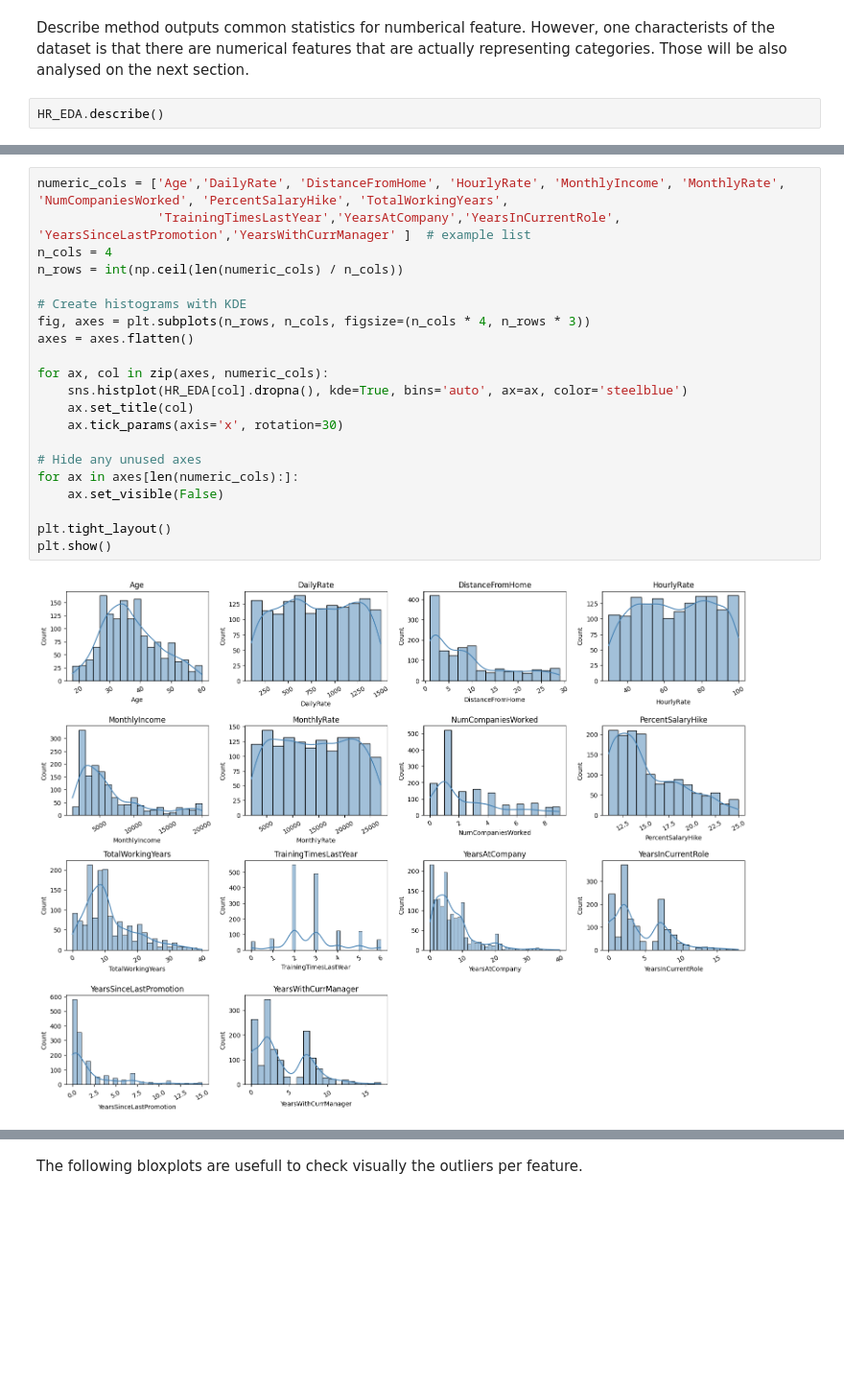
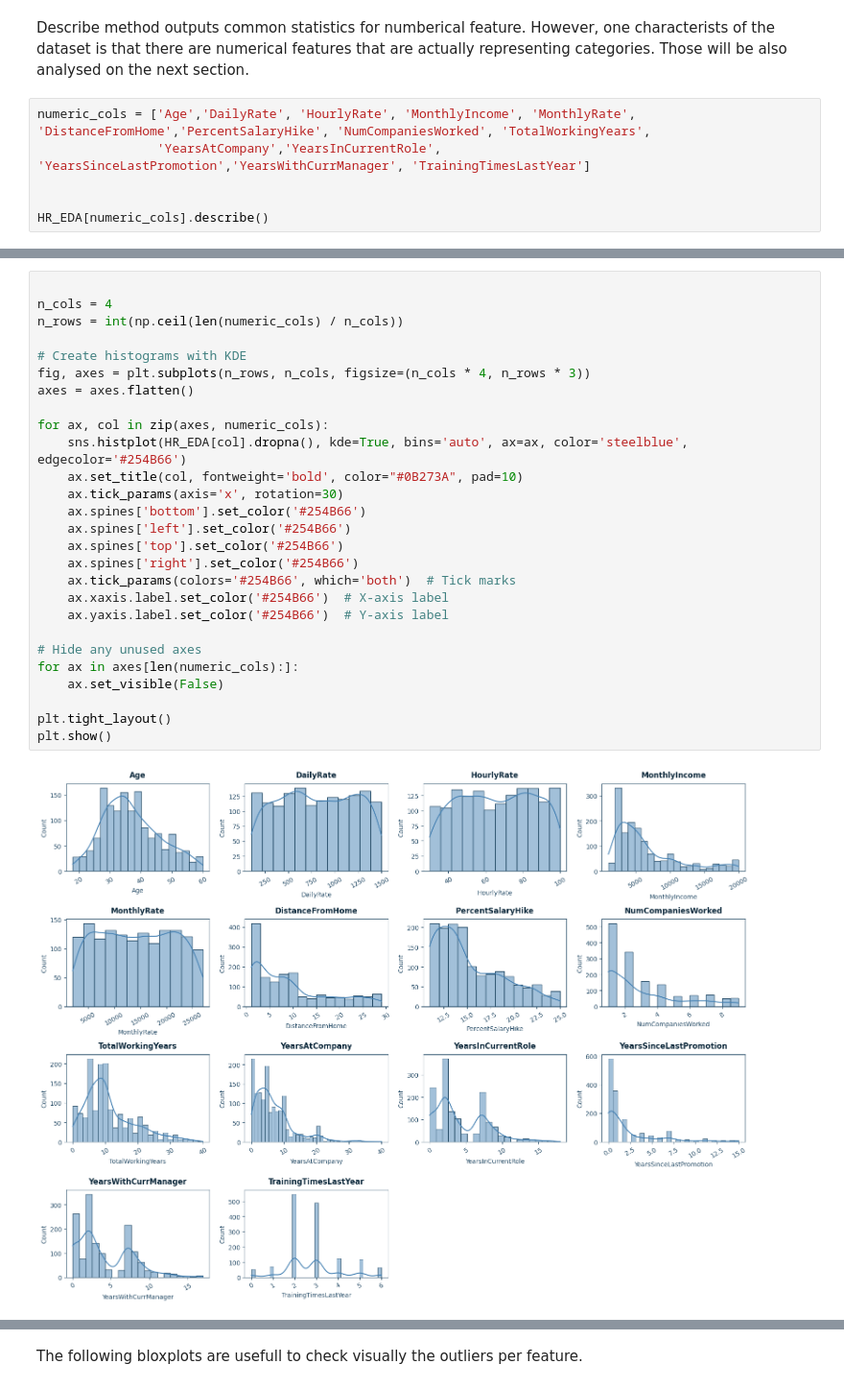
Before and after one commit to filipe-carmo/EDSB25_10, a Jupyter notebook: 2. Exploratory Data Analysis.ipynb, the cells around one changed output, grey strips where cells are left out. Shown at 96% size. Cells and saved outputs as stored; diff of their text form; blank space fills up the shorter version.

```diff
--- a/2. Exploratory Data Analysis.ipynb
+++ b/2. Exploratory Data Analysis.ipynb
@@ -68,5 +70,9 @@ understand their distributions and detect any anomalies or patterns.
 # %% [markdown]
 Describe method outputs common statistics for numberical feature. However, one characterists of the dataset is that there are numerical features that are actually representing categories. Those will be also analysed on the next section.
 # %%
-HR_EDA.describe()
+numeric_cols = ['Age','DailyRate', 'HourlyRate', 'MonthlyIncome', 'MonthlyRate', 'DistanceFromHome','PercentSalaryHike', 'NumCompaniesWorked', 'TotalWorkingYears',
+                'YearsAtCompany','YearsInCurrentRole', 'YearsSinceLastPromotion','YearsWithCurrManager', 'TrainingTimesLastYear']
+
+
+HR_EDA[numeric_cols].describe()
 # %% [output]
@@ -82,23 +138,29 @@ HR_EDA.describe()
 # %%
-numeric_cols = ['Age','DailyRate', 'DistanceFromHome', 'HourlyRate', 'MonthlyIncome', 'MonthlyRate', 'NumCompaniesWorked', 'PercentSalaryHike', 'TotalWorkingYears',
-                'TrainingTimesLastYear','YearsAtCompany','YearsInCurrentRole', 'YearsSinceLastPromotion','YearsWithCurrManager' ]  # example list
+
 n_cols = 4
 n_rows = int(np.ceil(len(numeric_cols) / n_cols))
 
 # Create histograms with KDE
 fig, axes = plt.subplots(n_rows, n_cols, figsize=(n_cols * 4, n_rows * 3))
 axes = axes.flatten()
 
 for ax, col in zip(axes, numeric_cols):
-    sns.histplot(HR_EDA[col].dropna(), kde=True, bins='auto', ax=ax, color='steelblue')
-    ax.set_title(col)
+    sns.histplot(HR_EDA[col].dropna(), kde=True, bins='auto', ax=ax, color='steelblue', edgecolor='#254B66')
+    ax.set_title(col, fontweight='bold', color="#0B273A", pad=10)
     ax.tick_params(axis='x', rotation=30)
+    ax.spines['bottom'].set_color('#254B66')
+    ax.spines['left'].set_color('#254B66')
+    ax.spines['top'].set_color('#254B66')
+    ax.spines['right'].set_color('#254B66')
+    ax.tick_params(colors='#254B66', which='both')  # Tick marks
+    ax.xaxis.label.set_color('#254B66')  # X-axis label
+    ax.yaxis.label.set_color('#254B66')  # Y-axis label
 
 # Hide any unused axes
 for ax in axes[len(numeric_cols):]:
     ax.set_visible(False)
 
 plt.tight_layout()
 plt.show()
 # %% [output]
-[figure, old version]
+[figure, new version]
```
Also changed, not shown: parts of 53 cells of this notebook.
